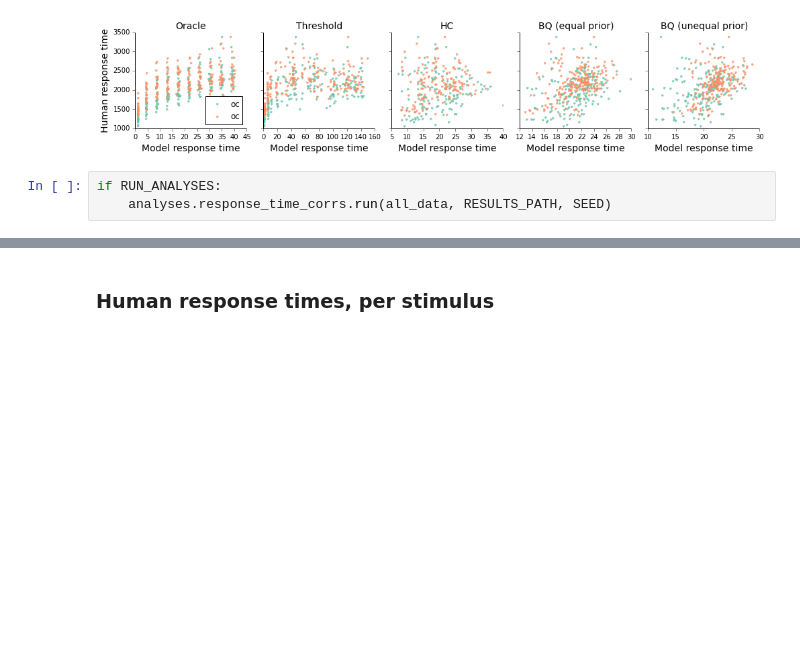
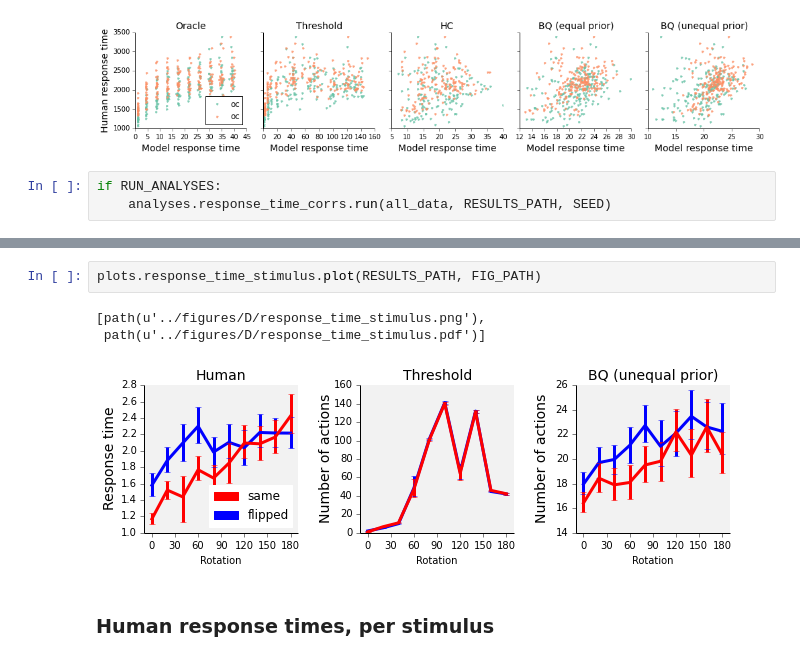
Before and after one commit to jhamrick/optimal-mental-rotation, a Jupyter notebook: analysis/experiment-analysis.ipynb, the cells around one changed output, grey strips where cells are left out. Cells and saved outputs as stored; diff of their text form; blank space fills up the shorter version.

```diff
--- a/analysis/experiment-analysis.ipynb
+++ b/analysis/experiment-analysis.ipynb
@@ -137,3 +137,9 @@ plots.response_time_corrs.plot(RESULTS_PATH, FIG_PATH)
+# %%
+plots.response_time_stimulus.plot(RESULTS_PATH, FIG_PATH)
+# %% [output]
+[path(u'../figures/D/response_time_stimulus.png'),
+ path(u'../figures/D/response_time_stimulus.pdf')]
+[figure, added]
 # %% [markdown]
 ### Human response times, per stimulus
 # %%
```
Also changed, not shown: parts of 7 cells of this notebook.
